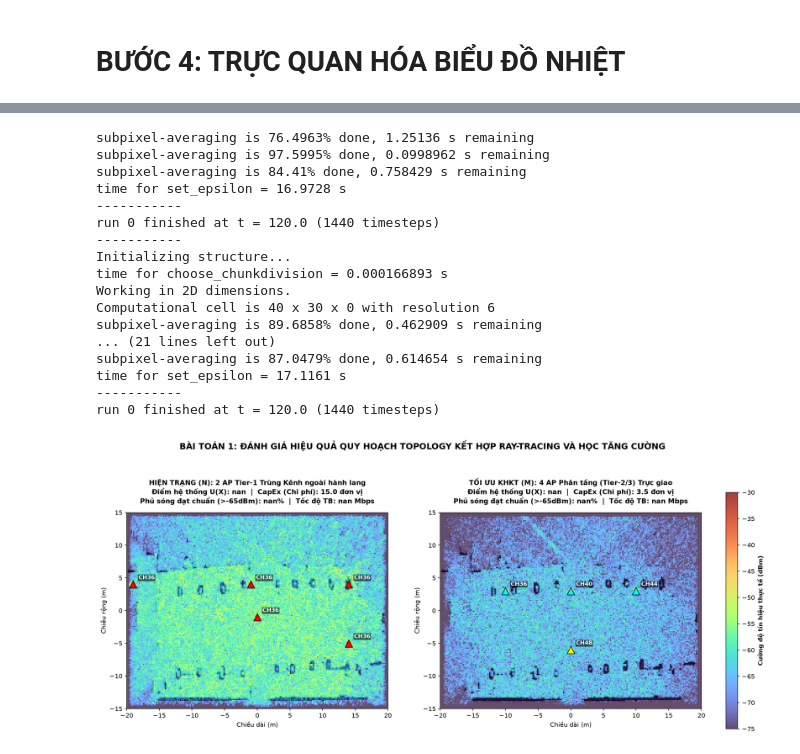
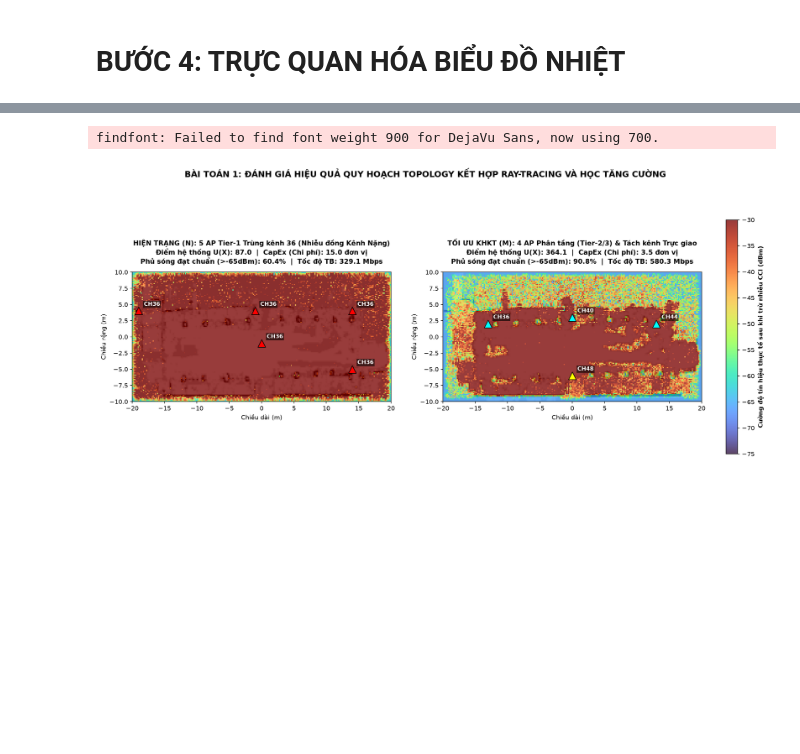
Before and after one commit to student242107-cell/KHKT_2026_WIFI_RL, a Jupyter notebook: notebooks/01_topology_raytracing.ipynb, the cells around one changed output, grey strips where cells are left out. Saved outputs shown, nothing was run; the diff lists cells and outputs as text; code cells hidden in the pictures; blank space fills up the shorter version.

```diff
--- a/notebooks/01_topology_raytracing.ipynb
+++ b/notebooks/01_topology_raytracing.ipynb
@@ -8,9 +8,13 @@ from PIL import Image
 # %%
 import os
 import cv2
+from pathlib import Path
 
 # 1. Đọc ảnh đã ghép (Ảnh gốc đang có sàn nhà màu xám)
-image_path = "/home/dungduchp2945/KHKT_2026_Wifi_RL/data/processed/full_campus.jpg"
+root = Path.cwd().resolve()
+if "notebooks" in str(root):
+    root = root.parent
+image_path = root / "data" / "processed" / "full_campus.jpg"
 img = cv2.imread(image_path, cv2.IMREAD_GRAYSCALE)
 
 # 2. Xóa mảng xám sàn nhà (Bước 1 của bạn)
@@ -29,7 +33,7 @@ plt.axis('off')
 plt.show()
 
 # 5. Lưu ảnh mới để mang lên Canva làm tiếp Bước 2 & 3
-save_dir = "/home/dungduchp2945/KHKT_2026_Wifi_RL/data/processed"
+save_dir = root/"data"/"processed"
 os.makedirs(save_dir, exist_ok=True)
 
 save_path = os.path.join(save_dir, 'cleaned_floor_map.jpg')
@@ -48,7 +53,7 @@ print("[*] Đã lưu file 'cleaned_floor_map.jpg' thành công!")
 6. Gán giá trị epsilon cho các phần tử: cửa kính, tường bê tông (dựa trên độ sáng phần tử trên ma trận)
 # %%
 # Kích thước thực tế của trường quét bằng LiDAR
-SX, SY = 40.0, 30.0
+SX, SY = 40.0, 20.0
 RESOLUTION = 6 # Độ phân giải FDTD (6 pixels / 1 met thực tế)
 cell = mp.Vector3(SX,SY,0)
 
@@ -72,19 +77,19 @@ def create_school_map_from_polycam(image_path,sx, sy, res):
     img_arr = np.flipud(np.array(img_resized)).T
 
     # 5. Khởi tạo ma trận: Mặc định toàn bộ là không khí (epsilon = 1.0)
-    eps_map = np.ones((grid_width, grid_height), dtype=np.float32)
+    eps_map = np.zeros((grid_width, grid_height), dtype=np.float32)
 
     # Ta dùng ảnh NỀN ĐEN
-    # Pixel tối (~0) là nền / không gian trống
-    # Pixel vừa (>25) là cửa gỗ/kính (eps = 2.5)
-    # Pixel sáng (>80) là tường bê tông (eps = 6.25)
+    # Pixel tối (~0)-> nền / không gian trống:      ID = 0.0
+    # Pixel vừa (>25)-> cửa gỗ/kính (eps = 2.5)     ID = 1.0
+    # Pixel sáng (>80)-> tường bê tông (eps = 6.25) ID = 2.0
     eps_map[img_arr > 25] = 1.0         # Cửa kính / Vách gỗ (ID = 1)
     eps_map[img_arr > 80] = 2.0         # Tường bê tông cốt thép (ID = 2)
 
     return eps_map
 
 # Xác định ma trận trích suất từ ảnh của Polycam
-img_path = "/home/dungduchp2945/KHKT_2026_Wifi_RL/data/processed/cleaned_floor_map.jpg"
+img_path = root/"data"/"processed"/"cleaned_floor_map.jpg"
 eps_matrix = create_school_map_from_polycam(img_path, SX, SY, RESOLUTION)
 # %% [markdown]
 # BƯỚC 2: HÀM TRUY XUẤT VẬT LIỆU TỰ ĐỘNG CHO MEEP #
@@ -293,7 +260,7 @@ plt.show()
 # Tier-3: cost = 0.5
 
 # Hiện trạng (N): 2 AP đắt tiền, phát max công suất, trùng kênh gây nhiễu nặng
-legacy_aps = [
+current_aps = [
     (-19, 4, 20.0, 36, 80, 3.0),
     ( 0, -1, 20.0, 36, 80, 3.0),
     (-1, 4, 20.0, 36, 80, 3.0),
@@ -303,54 +270,58 @@ legacy_aps = [
 
 # Tối ưu KHKT (M): 3 AP Tier-2 trong lớp, 1 AP Tier-3 hành lang, chia kênh trực giao
 optimized_aps = [
-    (-10, 3, 14.0, 36, 40, 1.0), # Lớp 1 (Kênh 36)
-    (  0, 3, 14.0, 40, 40, 1.0), # Lớp 2 (Kênh 40)
-    ( 10, 3, 14.0, 44, 40, 1.0), # Lớp 3 (Kênh 44)
-    (  0,-6, 10.0, 48, 20, 0.5)  # Hành lang (Kênh 48, chi phí rẻ)
+    (-13,  2, 16.0, 36, 40, 1.0), # Phân khu Trái (Kênh 36)
+    (  0,  3, 16.0, 40, 40, 1.0), # Phân khu Giữa (Kênh 40)
+    ( 13,  2, 16.0, 44, 40, 1.0), # Phân khu Phải (Kênh 44)
+    (  0, -6, 12.0, 48, 20, 0.5)  # Hành lang Dưới (Kênh 48 - Tier 3)
 ]
 
 fig, axes = plt.subplots(1, 2, figsize=(18, 7), dpi=150)
 
-# Khai báo lại không gian để vẽ (Đảm bảo biến SX, SY đã có ở Bước 1)
+# Khai báo lại không gian để vẽ
 extent_bounds = [-SX/2, SX/2, -SY/2, SY/2]
 
 ap_config___label = [
-    (legacy_aps, "HIỆN TRẠNG (N): 2 AP Tier-1 Trùng Kênh ngoài hành lang"),
-    (optimized_aps, "TỐI ƯU KHKT (M): 4 AP Phân tầng (Tier-2/3) Trực giao")
+    (current_aps, "HIỆN TRẠNG (N): 5 AP Tier-1 Trùng kênh 36 (Nhiễu đồng Kênh Nặng)"),
+    (optimized_aps, "TỐI ƯU KHKT (M): 4 AP Phân tầng (Tier-2/3) & Tách kênh Trực giao")
 ]
 
 for ax, (aps_config, label) in zip(axes, ap_config___label):
     # Chạy FDTD và chấm điểm
-    diel, rssi, metrics = simulate_evaluate_topology(aps_config)
+    diel, rssi, sinr, metrics = simulate_evaluate_topology(aps_config)
+
+    # Khấu trừ suy hao do Nhiễu Đồng Kênh (CCI Penalty) trực tiếp vào RSSI hiển thị
+    # để Giám khảo nhìn thấy rõ vùng bị "Sóng ảo (Có sóng nhưng nghẽn mạng do trùng kênh)"
+    effective_signal_dbm = np.where(sinr < 10.0, rssi - (12.0 - sinr), rssi)
 
     # 1. Vẽ khung tường
     ax.imshow(diel.T, cmap='binary', origin='lower', extent=extent_bounds)
 
     # 2. Phủ Heatmap RSSI
     # Dùng vmin=-75, vmax=-30 để hiện rõ vùng chết sóng (màu đen/tím)
-    im = ax.imshow(rssi.T, cmap='turbo', alpha=0.75, vmin=-75, vmax=-30, origin='lower', extent=extent_bounds)
+    im = ax.imshow(rssi.T, cmap='turbo', alpha=0.78, vmin=-75, vmax=-30, origin='lower', extent=extent_bounds)
 
     # 3. Chấm vị trí các AP
     for (x, y, tx, ch, bw, cost) in aps_config:
-        marker_color = 'red' if cost == 3.0 else ('cyan' if cost == 1.0 else 'yellow')
-        ax.scatter(x, y, c=marker_color, edgecolors='black', s=150, marker='^')
+        marker_color = 'red' if cost == 3.0 else ('cyan' if cost == 1.0 else 'yellow') # Phân biệt AP ở 3 Tier
+        ax.scatter(x, y, c=marker_color, edgecolors='black', s=160, marker='^', zorder=5)
         # Ghi chú Kênh bên cạnh AP
         ax.text(x + 0.8, y + 0.8, f"CH{ch}", color='white', fontsize=9, fontweight='bold',
-                bbox=dict(facecolor='black', alpha=0.6, edgecolor='none', pad=1))
+                bbox=dict(facecolor='black', alpha=0.6, edgecolor='none', pad=1.5), zorder=6)
 
-    # 4. Trình diễn Điểm số Định lượng (ĐẬP TAN SỰ NGHI NGỜ CỦA GIÁM KHẢO)
+    # 4. Trình diễn Điểm số Định lượng U(X)
     title_text = (
         f"{label}\n"
         f"Điểm hệ thống U(X): {metrics['score']:.1f}  |  CapEx (Chi phí): {metrics['capex']} đơn vị\n"
         f"Phủ sóng đạt chuẩn (>-65dBm): {metrics['coverage_%']:.1f}%  |  Tốc độ TB: {metrics['avg_tput_mbps']:.1f} Mbps"
     )
-    ax.set_title(title_text, fontsize=11, fontweight='bold', pad=15)
+    ax.set_title(title_text, fontsize=11, fontweight='bold', pad=14)
     ax.set_xlabel("Chiều dài (m)")
     ax.set_ylabel("Chiều rộng (m)")
 
 # Thêm thanh chú thích màu
 cbar = fig.colorbar(im, ax=axes.ravel().tolist(), fraction=0.02, pad=0.04)
-cbar.set_label("Cường độ tín hiệu thực tế (dBm)", fontweight='bold')
+cbar.set_label("Cường độ tín hiệu thực tế sau khi trừ nhiễu CCI (dBm)", fontweight='bold')
 
 plt.suptitle("BÀI TOÁN 1: ĐÁNH GIÁ HIỆU QUẢ QUY HOẠCH TOPOLOGY KẾT HỢP RAY-TRACING VÀ HỌC TĂNG CƯỜNG",
              fontsize=14, fontweight='900', y=1.05)
@@ -377,18 +348,2 @@ Computational cell is 40 x 30 x 0 with resolution 6
-subpixel-averaging is 76.4963% done, 1.25136 s remaining
-subpixel-averaging is 97.5995% done, 0.0998962 s remaining
-subpixel-averaging is 84.41% done, 0.758429 s remaining
-time for set_epsilon = 16.9728 s
------------
-run 0 finished at t = 120.0 (1440 timesteps)
------------
-Initializing structure...
-time for choose_chunkdivision = 0.000166893 s
-Working in 2D dimensions.
-Computational cell is 40 x 30 x 0 with resolution 6
-subpixel-averaging is 89.6858% done, 0.462909 s remaining
-... (21 lines left out)
-subpixel-averaging is 87.0479% done, 0.614654 s remaining
-time for set_epsilon = 17.1161 s
------------
-run 0 finished at t = 120.0 (1440 timesteps)
+findfont: Failed to find font weight 900 for DejaVu Sans, now using 700.
-[figure, old version]
+[figure, new version]
```
Also changed, not shown: parts of 5 cells of this notebook.
